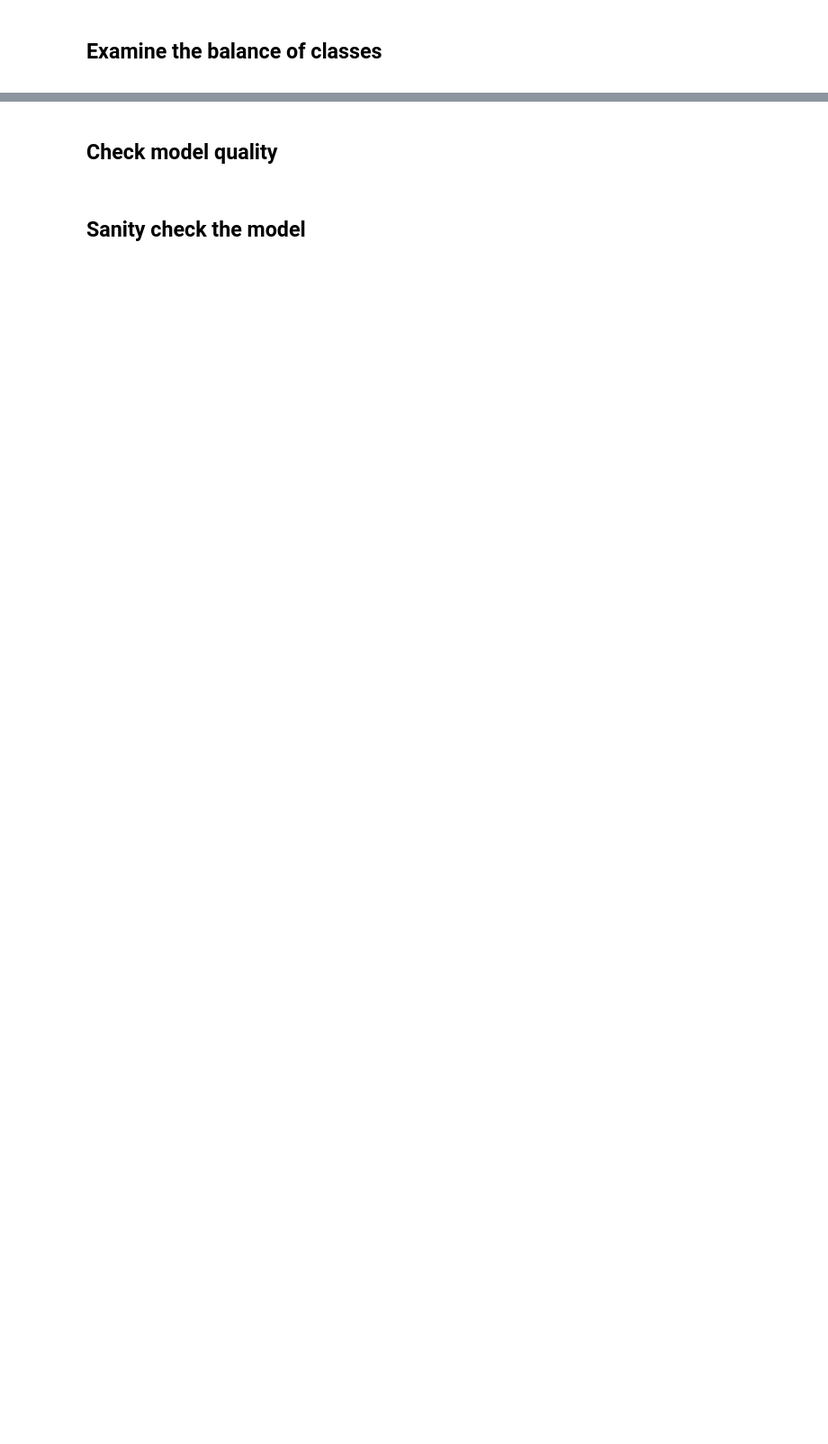
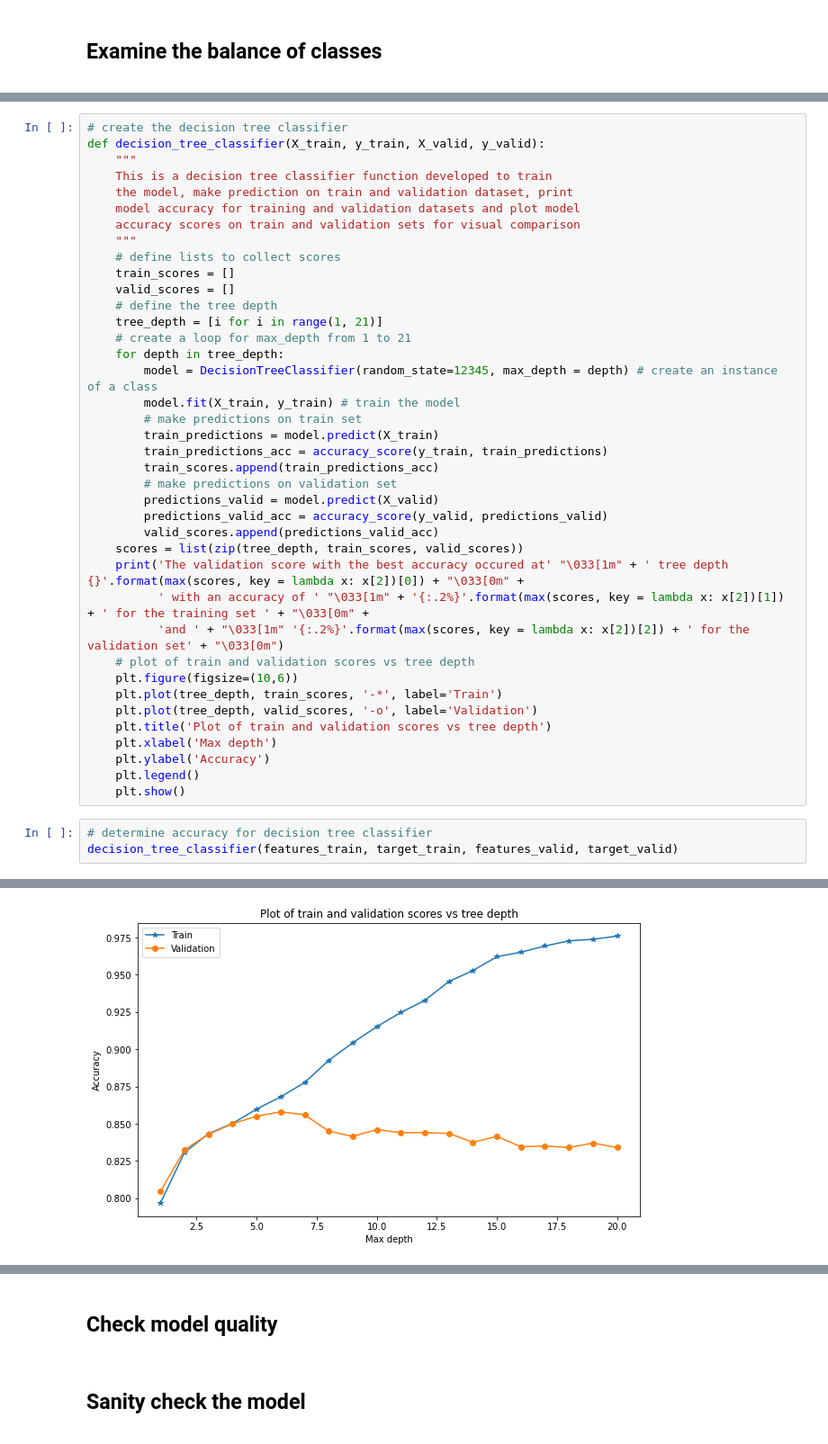
Before and after one commit to chuksoo/customer_churn_predictML, a Jupyter notebook: customer_churn_predictML.ipynb, the cells around one changed output, grey strips where cells are left out. Shown: that part at 90% size. Drawn from its saved outputs; the diff is of its cells as text; blank space fills up the shorter version.

```diff
--- a/customer_churn_predictML.ipynb
+++ b/customer_churn_predictML.ipynb
@@ -321,0 +520,43 @@ Now we don't have any missing values and we have changed the datatype in the dat
+# %%
+# create the decision tree classifier
+def decision_tree_classifier(X_train, y_train, X_valid, y_valid):
+    """
+    This is a decision tree classifier function developed to train
+    the model, make prediction on train and validation dataset, print
+    model accuracy for training and validation datasets and plot model
+    accuracy scores on train and validation sets for visual comparison
+    """
+    # define lists to collect scores
+    train_scores = []
+    valid_scores = []
+    # define the tree depth
+    tree_depth = [i for i in range(1, 21)]
+    # create a loop for max_depth from 1 to 21
+    for depth in tree_depth:
+        model = DecisionTreeClassifier(random_state=12345, max_depth = depth) # create an instance of a class
+        model.fit(X_train, y_train) # train the model
+        # make predictions on train set
+        train_predictions = model.predict(X_train)
+        train_predictions_acc = accuracy_score(y_train, train_predictions)
+        train_scores.append(train_predictions_acc)
+        # make predictions on validation set
+        predictions_valid = model.predict(X_valid)
+        predictions_valid_acc = accuracy_score(y_valid, predictions_valid)
+        valid_scores.append(predictions_valid_acc)
+    scores = list(zip(tree_depth, train_scores, valid_scores))
+    print('The validation score with the best accuracy occured at' "\033[1m" + ' tree depth {}'.format(max(scores, key = lambda x: x[2])[0]) + "\033[0m" +
+          ' with an accuracy of ' "\033[1m" + '{:.2%}'.format(max(scores, key = lambda x: x[2])[1]) + ' for the training set ' + "\033[0m" +
+          'and ' + "\033[1m" '{:.2%}'.format(max(scores, key = lambda x: x[2])[2]) + ' for the validation set' + "\033[0m")
+    # plot of train and validation scores vs tree depth
+    plt.figure(figsize=(10,6))
+    plt.plot(tree_depth, train_scores, '-*', label='Train')
+    plt.plot(tree_depth, valid_scores, '-o', label='Validation')
+    plt.title('Plot of train and validation scores vs tree depth')
+    plt.xlabel('Max depth')
+    plt.ylabel('Accuracy')
+    plt.legend()
+    plt.show()
+# %%
+# determine accuracy for decision tree classifier
+decision_tree_classifier(features_train, target_train, features_valid, target_valid)
+# %% [output]
@@ -321,0 +565 @@ Now we don't have any missing values and we have changed the datatype in the dat
+[figure, added]
```
Also changed, not shown: parts of 40 cells of this notebook.
